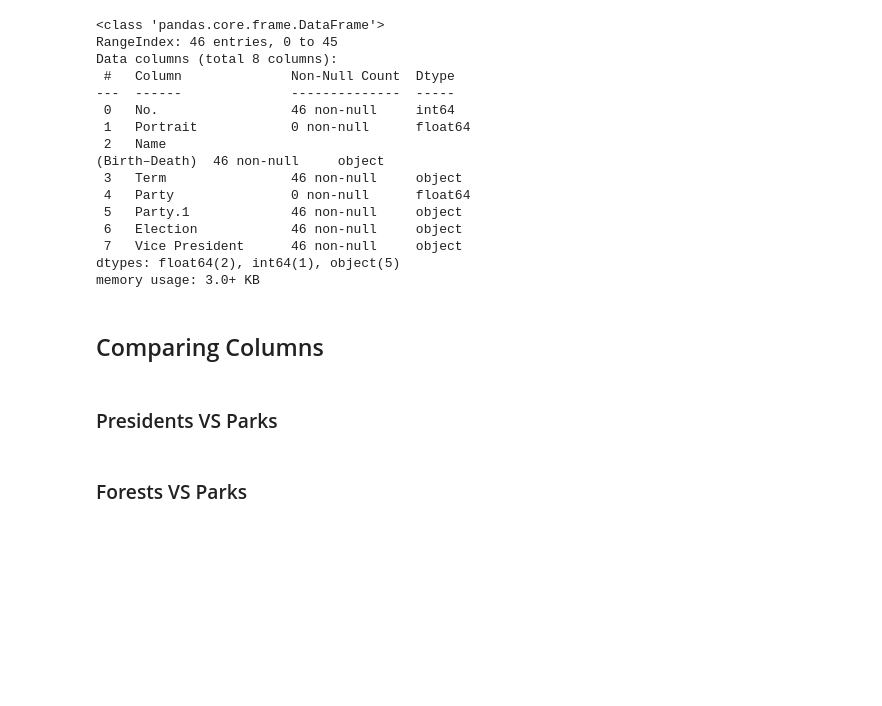
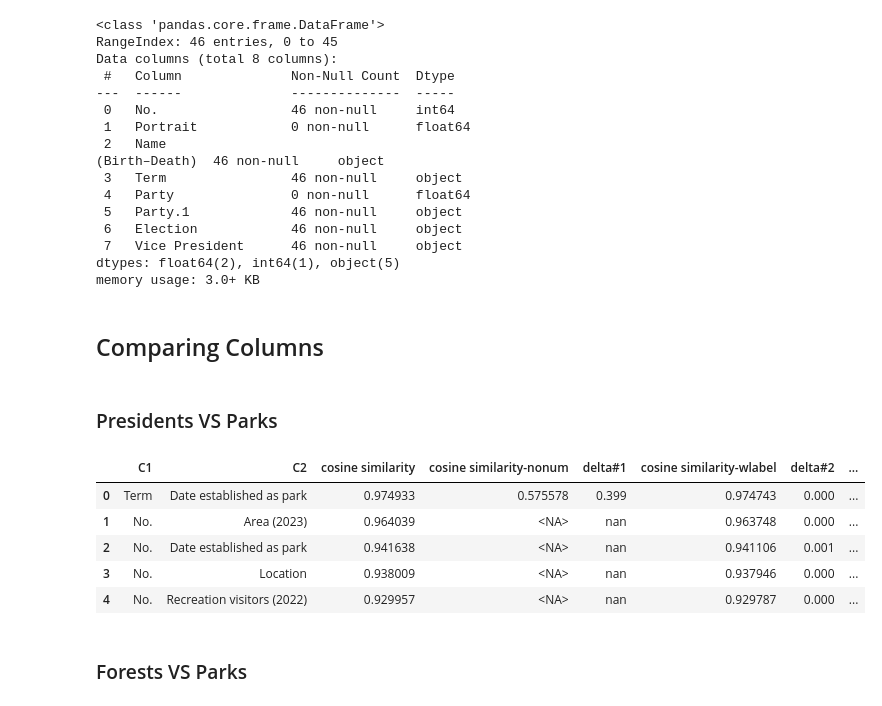
Before and after one commit to nanni00/datalake-table-finder, a Jupyter notebook: src/notebooks/fasttext/presidents_forests_parks.ipynb, the cells around one changed output. Saved outputs shown, nothing was run; the diff lists cells and outputs as text; code cells hidden in the pictures; blank space fills up the shorter version.

```diff
--- a/src/notebooks/fasttext/presidents_forests_parks.ipynb
+++ b/src/notebooks/fasttext/presidents_forests_parks.ipynb
@@ -86,2 +75,11 @@ m_pres_vs_parks = m.copy()
+# %%
+mc_presidents_vs_parks.head()
+# %% [output]
+|  | C1 | C2 | cosine similarity | cosine similarity-nonum | delta#1 | cosine similarity-wlabel | delta#2 | ... |
+| 0 | Term | Date established as park | 0.974933 | 0.575578 | 0.399 | 0.974743 | 0.000 | ... |
+| 1 | No. | Area (2023) | 0.964039 | <NA> | nan | 0.963748 | 0.000 | ... |
+| 2 | No. | Date established as park | 0.941638 | <NA> | nan | 0.941106 | 0.001 | ... |
+| 3 | No. | Location | 0.938009 | <NA> | nan | 0.937946 | 0.000 | ... |
+| 4 | No. | Recreation visitors (2022) | 0.929957 | <NA> | nan | 0.929787 | 0.000 | ... |
 # %% [markdown]
 ### Forests VS Parks
```
Also changed, not shown: parts of 24 cells of this notebook, 6 other files.
